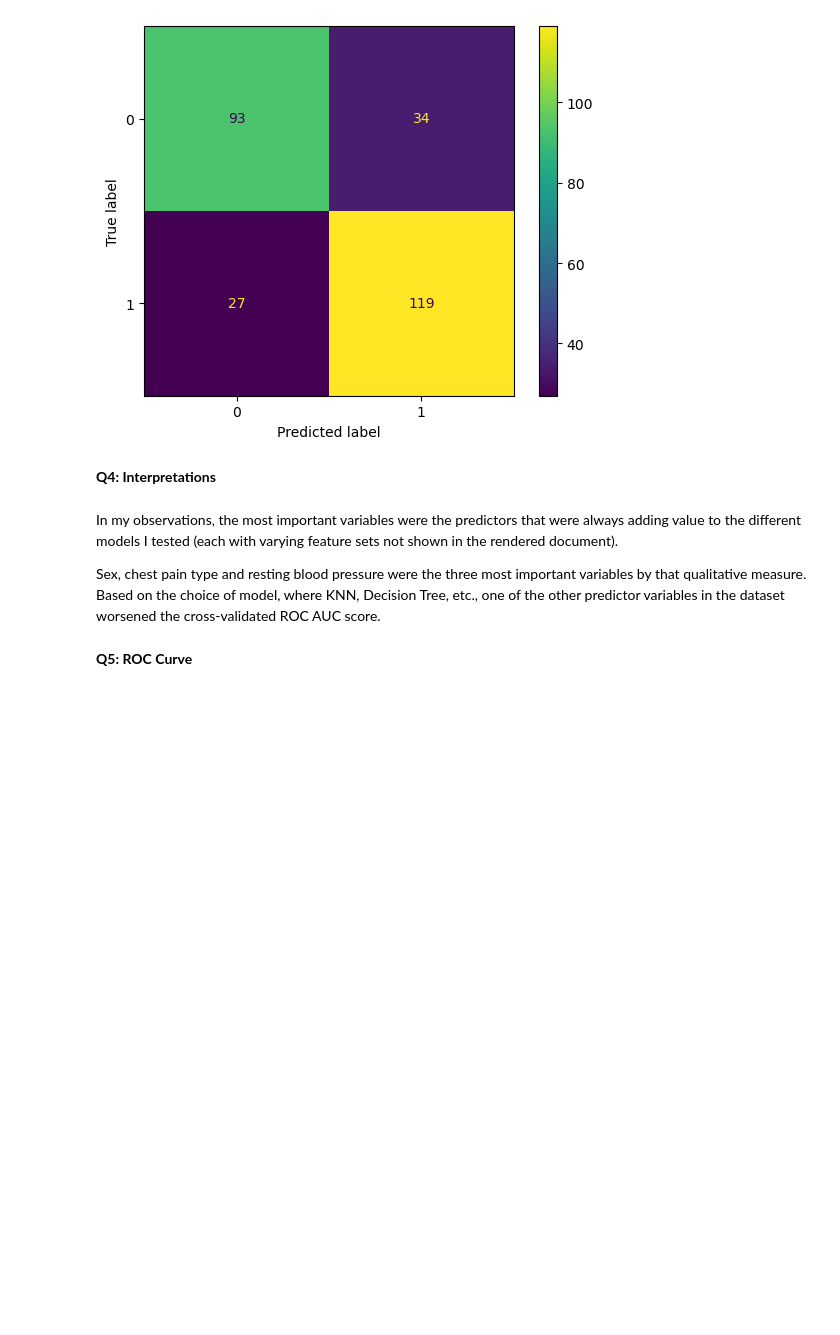
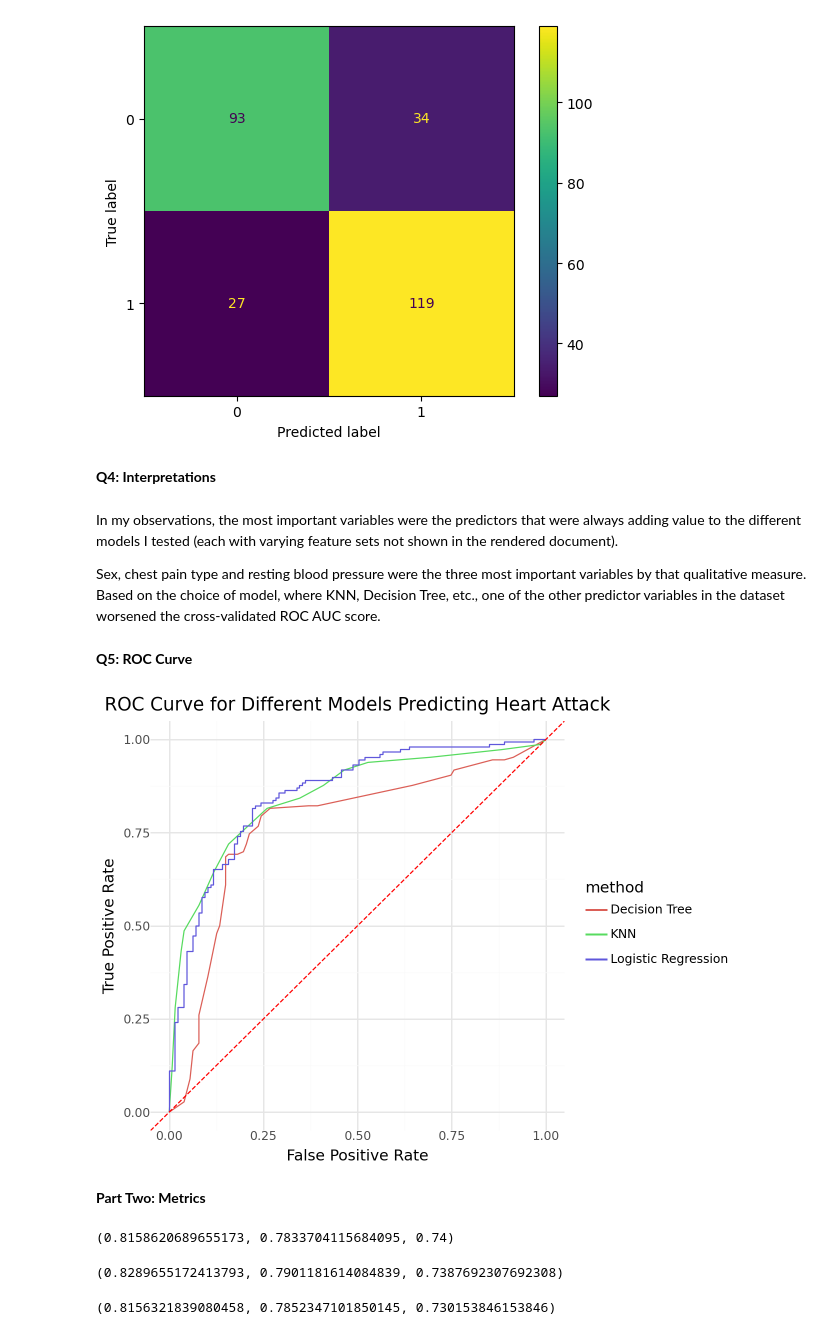
Before and after one commit to r-morag/Labs---GSB-544, a Jupyter notebook: lab_7.ipynb, the cells around one changed output. Drawn from its saved outputs; the diff is of its cells as text; code cells hidden in the pictures; blank space fills up the shorter version.

```diff
--- a/lab_7.ipynb
+++ b/lab_7.ipynb
@@ -105,5 +107,5 @@ pipeline = Pipeline(
 # %%
-y_prob = cross_val_predict(pipeline, X, y, cv=5, method="predict_proba")[:, 1]
+y_prob = cross_val_predict(knn_pipeline, X, y, cv=5, method="predict_proba")[:, 1]
 
 fpr, tpr, thresholds = roc_curve(y, y_prob)
 roc_auc = roc_auc_score(y, y_prob)
@@ -176,5 +173,5 @@ pipeline = Pipeline(
 # %%
-y_prob = cross_val_predict(pipeline, X, y, cv=5, method="predict_proba")[:, 1]
+y_prob = cross_val_predict(log_pipeline, X, y, cv=5, method="predict_proba")[:, 1]
 
 fpr, tpr, thresholds = roc_curve(y, y_prob)
 roc_auc = roc_auc_score(y, y_prob)
@@ -184,4 +181,6 @@ temp_data = pd.DataFrame({
     "FPR": fpr,
     "TPR": tpr
 })
+
+roc_data = pd.concat([roc_data, temp_data], axis=0)
 # %%
@@ -265,8 +265,23 @@ results_df.sort_values(by="scores", ascending=False).head(n=1)
 # %% [markdown]
 The model, using all of the predictors besides maximum heart rate during exercise, gave a cross-validated ROC AUC score of 0.784.
 # %%
-pipeline = Pipeline(
+tree_pipeline = Pipeline(
   [("selection", ct),
   ("tree", DecisionTreeClassifier(ccp_alpha=0.01))]
 ).set_output(transform="pandas")
+
+tree_fit = tree_pipeline.fit(X, y)
+# %%
+y_prob = cross_val_predict(tree_pipeline, X, y, cv=5, method="predict_proba")[:, 1]
+
+fpr, tpr, thresholds = roc_curve(y, y_prob)
+roc_auc = roc_auc_score(y, y_prob)
+
+temp_data = pd.DataFrame({
+    "method": "Decision Tree",
+    "FPR": fpr,
+    "TPR": tpr
+})
+
+roc_data = pd.concat([roc_data, temp_data], axis=0)
 # %%
@@ -284,3 +299,17 @@ In my observations, the most important variables were the predictors that were a
 Sex, chest pain type and resting blood pressure were the three most important variables by that qualitative measure. Based on the choice of model, where KNN, Decision Tree, etc., one of the other predictor variables in the dataset worsened the cross-validated ROC AUC score.
 # %% [markdown]
 **Q5: ROC Curve**
+# %%
+from plotnine import ggplot, aes, geom_line, labs, theme_minimal, geom_abline
+
+(ggplot(roc_data, aes(x="FPR", y="TPR", color="method")) +
+geom_line() +
+geom_abline(slope=1, intercept=0, linetype='--', color="red") +
+labs(title="ROC Curve for Different Models Predicting Heart Attack",
+         x="False Positive Rate",
+         y="True Positive Rate") +
+theme_minimal())
+# %% [output]
+[figure, added]
+# %% [markdown]
+**Part Two: Metrics**
@@ -286,0 +326,39 @@ Sex, chest pain type and resting blood pressure were the three most important va
+# %%
+X = df_heart.drop(["output", "restecg", "chol"], axis=1)
+y= df_heart["output"]
+
+recall_knn = cross_val_score(knn_pipeline, X, y, cv=5, scoring='recall').mean()
+
+precision_knn = cross_val_score(knn_pipeline, X, y, cv=5, scoring='precision').mean()
+
+specificity_knn = cross_val_score(knn_pipeline, X, y, cv=5, scoring=specificity_scorer).mean()
+
+recall_knn, precision_knn, specificity_knn
+# %% [output]
+(0.8158620689655173, 0.7833704115684095, 0.74)
+# %%
+X = df_heart.drop(["output", "restecg", "age"], axis=1)
+y= df_heart["output"]
+
+recall_log = cross_val_score(log_pipeline, X, y, cv=5, scoring='recall').mean()
+
+precision_log = cross_val_score(log_pipeline, X, y, cv=5, scoring='precision').mean()
+
+specificity_log = cross_val_score(log_pipeline, X, y, cv=5, scoring=specificity_scorer).mean()
+
+recall_log, precision_log, specificity_log
+# %% [output]
+(0.8289655172413793, 0.7901181614084839, 0.7387692307692308)
+# %%
+X = df_heart.drop(["output", "thalach"], axis=1)
+y= df_heart["output"]
+
+recall_tree = cross_val_score(tree_pipeline, X, y, cv=5, scoring='recall').mean()
+
+precision_tree = cross_val_score(tree_pipeline, X, y, cv=5, scoring='precision').mean()
+
+specificity_tree = cross_val_score(tree_pipeline, X, y, cv=5, scoring=specificity_scorer).mean()
+
+recall_tree, precision_tree, specificity_tree
+# %% [output]
+(0.8156321839080458, 0.7852347101850145, 0.730153846153846)
```
Also changed, not shown: parts of 30 cells of this notebook, 2 other files.
